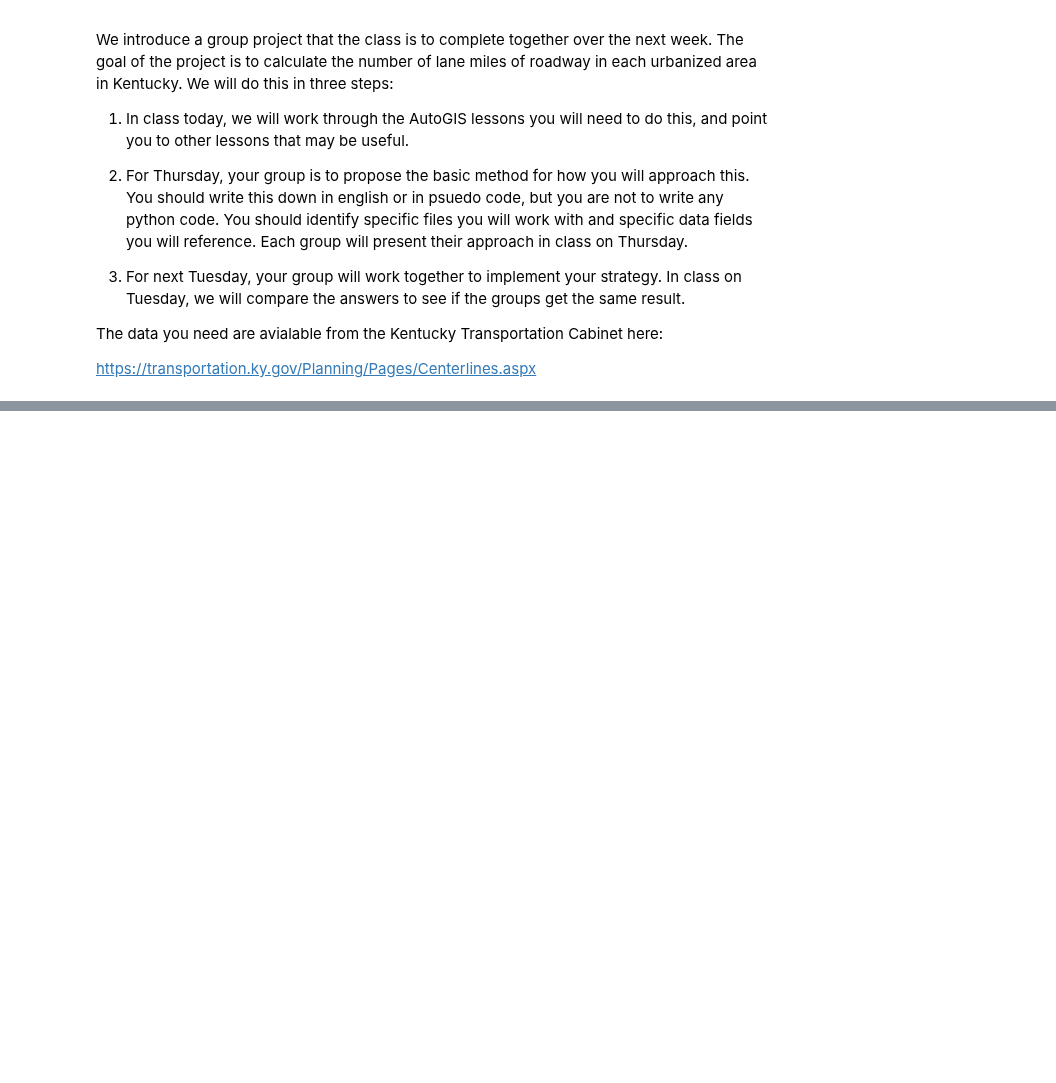
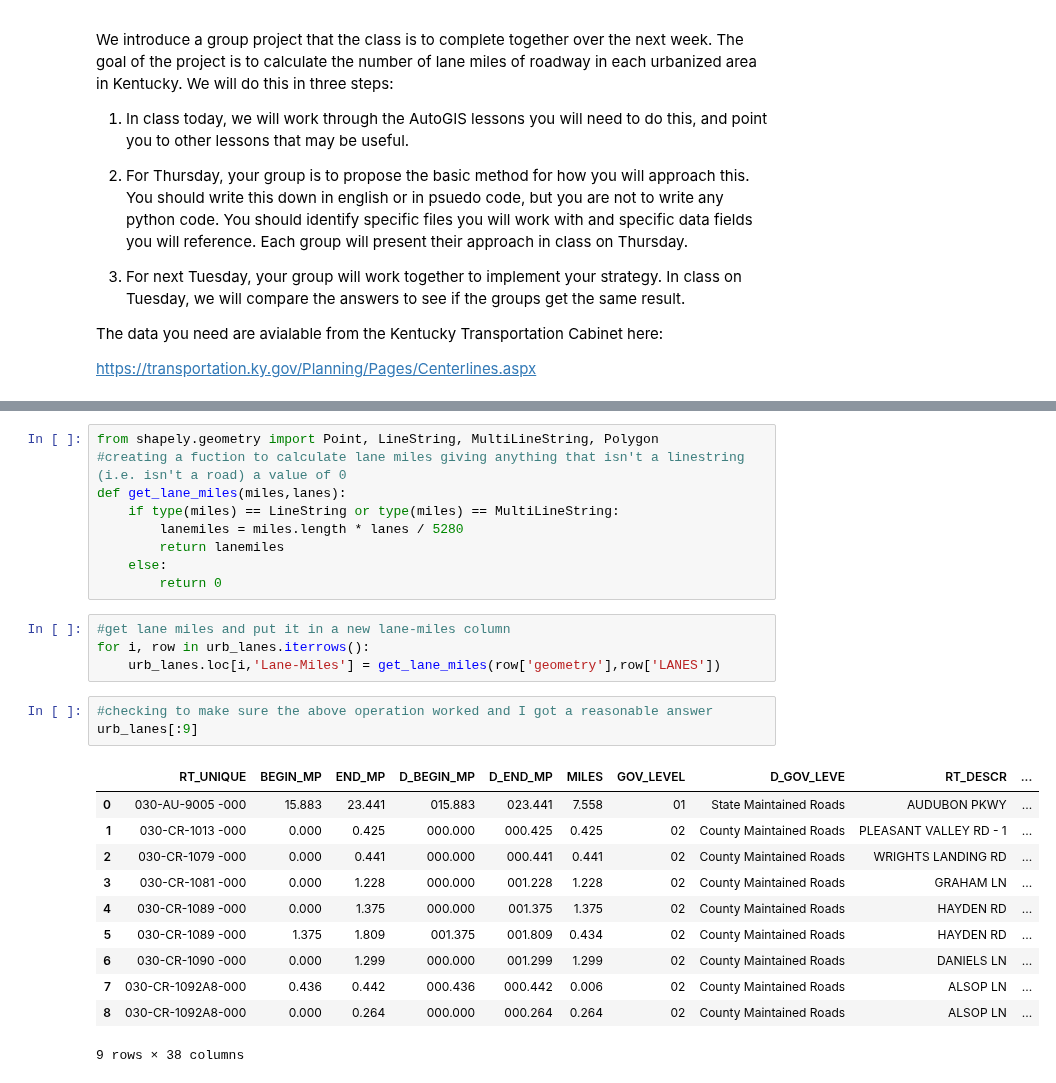
Before and after one commit to uky-transport-data-science/ce599, a Jupyter notebook: 10-AutoGIS2/Lane Miles Project.ipynb, the cells around one changed output, grey strips where cells are left out. Cells and saved outputs as stored; diff of their text form; blank space fills up the shorter version.

```diff
--- a/10-AutoGIS2/Lane Miles Project.ipynb
+++ b/10-AutoGIS2/Lane Miles Project.ipynb
@@ -34,0 +122,28 @@ L4/geometric-operations.ipynb
+# %%
+from shapely.geometry import Point, LineString, MultiLineString, Polygon
+#creating a fuction to calculate lane miles giving anything that isn't a linestring (i.e. isn't a road) a value of 0
+def get_lane_miles(miles,lanes):
+    if type(miles) == LineString or type(miles) == MultiLineString:
+        lanemiles = miles.length * lanes / 5280
+        return lanemiles
+    else:
+        return 0
+# %%
+#get lane miles and put it in a new lane-miles column
+for i, row in urb_lanes.iterrows():
+    urb_lanes.loc[i,'Lane-Miles'] = get_lane_miles(row['geometry'],row['LANES'])
+# %%
+#checking to make sure the above operation worked and I got a reasonable answer
+urb_lanes[:9]
+# %% [output]
+|  | RT_UNIQUE | BEGIN_MP | END_MP | D_BEGIN_MP | D_END_MP | MILES | GOV_LEVEL | D_GOV_LEVE | RT_DESCR | ... |
+| 0 | 030-AU-9005 -000 | 15.883 | 23.441 | 015.883 | 023.441 | 7.558 | 01 | State Maintained Roads | AUDUBON PKWY | ... |
+| 1 | 030-CR-1013 -000 | 0.000 | 0.425 | 000.000 | 000.425 | 0.425 | 02 | County Maintained Roads | PLEASANT VALLEY RD - 1 | ... |
+| 2 | 030-CR-1079 -000 | 0.000 | 0.441 | 000.000 | 000.441 | 0.441 | 02 | County Maintained Roads | WRIGHTS LANDING RD | ... |
+| 3 | 030-CR-1081 -000 | 0.000 | 1.228 | 000.000 | 001.228 | 1.228 | 02 | County Maintained Roads | GRAHAM LN | ... |
+| 4 | 030-CR-1089 -000 | 0.000 | 1.375 | 000.000 | 001.375 | 1.375 | 02 | County Maintained Roads | HAYDEN RD | ... |
+| 5 | 030-CR-1089 -000 | 1.375 | 1.809 | 001.375 | 001.809 | 0.434 | 02 | County Maintained Roads | HAYDEN RD | ... |
+| 6 | 030-CR-1090 -000 | 0.000 | 1.299 | 000.000 | 001.299 | 1.299 | 02 | County Maintained Roads | DANIELS LN | ... |
+| 7 | 030-CR-1092A8-000 | 0.436 | 0.442 | 000.436 | 000.442 | 0.006 | 02 | County Maintained Roads | ALSOP LN | ... |
+| 8 | 030-CR-1092A8-000 | 0.000 | 0.264 | 000.000 | 000.264 | 0.264 | 02 | County Maintained Roads | ALSOP LN | ... |
+9 rows × 38 columns
```
Also changed, not shown: parts of 9 cells of this notebook, 2 other files.
